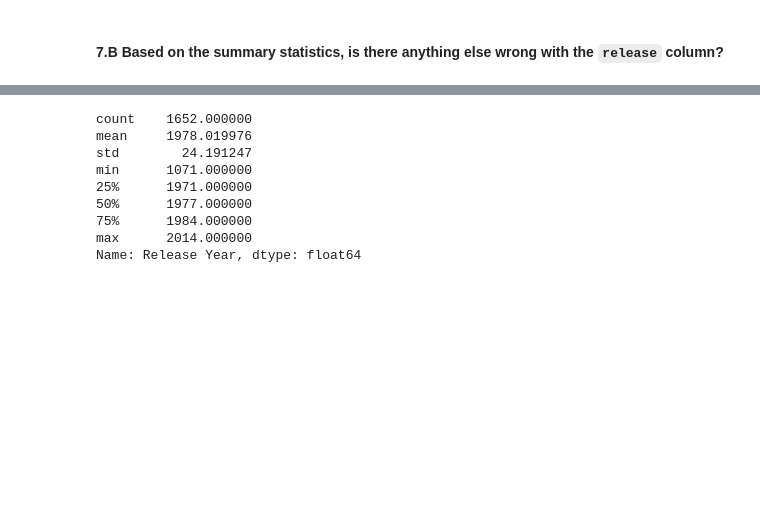
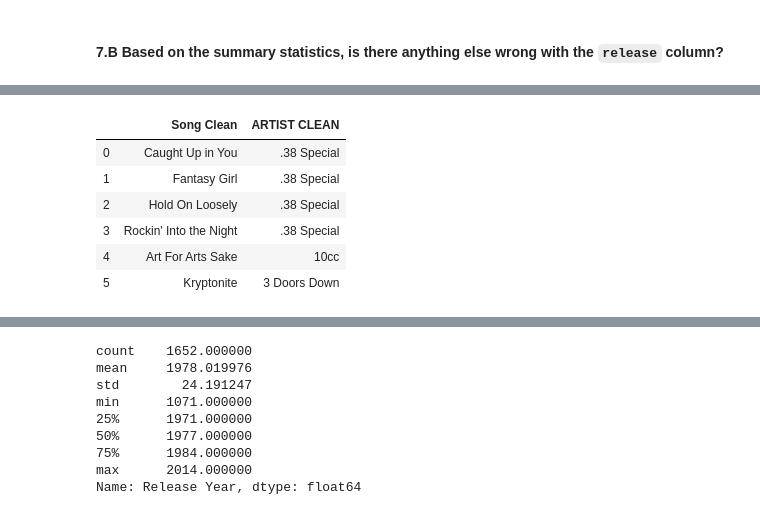
Before and after one commit to jfkoehler/Data-and-Design, a Jupyter notebook: week_2/pandas-cleaning-apply.ipynb, the cells around one changed output, grey strips where cells are left out. Saved outputs shown, nothing was run; the diff lists cells and outputs as text; code cells hidden in the pictures; blank space fills up the shorter version.

```diff
--- a/week_2/pandas-cleaning-apply.ipynb
+++ b/week_2/pandas-cleaning-apply.ipynb
@@ -146,0 +260,3 @@ rock.loc[rock['Release Year'] == 'SONGFACTS.COM']
+# %%
+# A:
+rock.loc[rock['Release Year'] == '1071', 'Release Year'] = 1971
@@ -146,0 +278,10 @@ rock.loc[rock['Release Year'] == 'SONGFACTS.COM']
+# %%
+rock.loc[:5, ['Song Clean', 'ARTIST CLEAN']]
+# %% [output]
+|  | Song Clean | ARTIST CLEAN |
+| 0 | Caught Up in You | .38 Special |
+| 1 | Fantasy Girl | .38 Special |
+| 2 | Hold On Loosely | .38 Special |
+| 3 | Rockin' Into the Night | .38 Special |
+| 4 | Art For Arts Sake | 10cc |
+| 5 | Kryptonite | 3 Doors Down |
```
Also changed, not shown: parts of 15 cells of this notebook, 2 other files.
